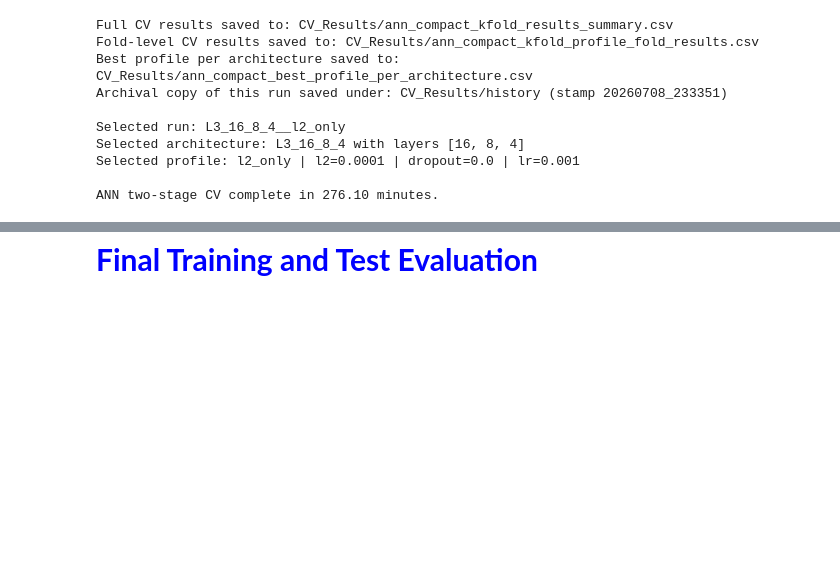
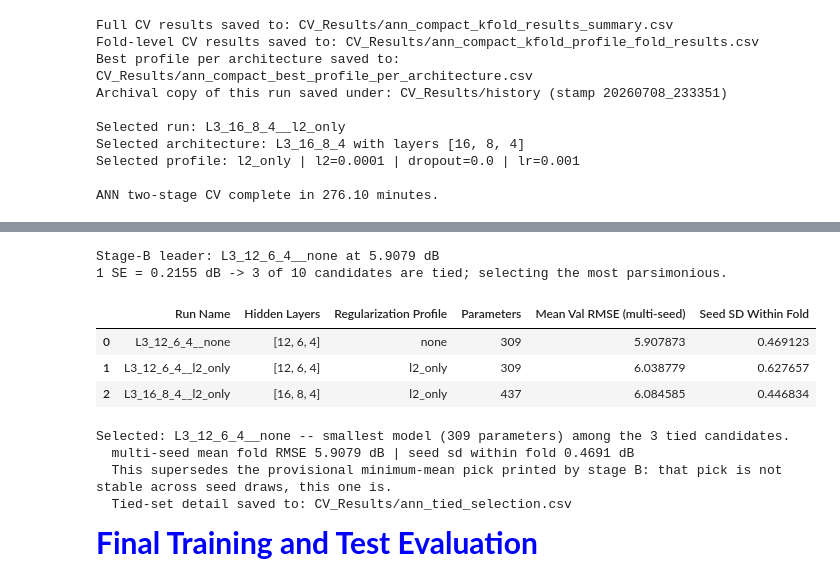
Before and after one commit to nahshonmokua/LoRaWAN-IndoorPathLossModeling-ML, a Jupyter notebook: 08_ANN.ipynb, the cells around one changed output, grey strips where cells are left out. Cells and saved outputs as stored; diff of their text form; code cells hidden in the pictures; blank space fills up the shorter version.

```diff
--- a/08_ANN.ipynb
+++ b/08_ANN.ipynb
@@ -686,3 +871,82 @@ ANN two-stage CV complete in 276.10 minutes.
+# %%
+# Stage C -- tie-break by parsimony, not by the seed draw.
+# Stage B run twice (identical apart from the seed offset) gave different
+# winners: 0.13 dB mean / 0.25 dB max run-to-run variation against a 0.25-0.30
+# dB spread between candidates. So the multi-seed mean cannot order them.
+# Take the one-standard-error rule at face value (Breiman et al. 1984; Hastie
+# et al. 2009 sec. 7.10): everything within 1 SE of the best is tied, so pick
+# the smallest model, breaking any remaining tie on seed stability (a more
+# reproducible model is preferable at equal size and equal accuracy).
+# Deterministic: no dependence on which seeds were drawn.
+# Defined here as well as in stage B so this cell can be re-run on its own.
+SELECTION_RESULTS_PATH = os.path.join(CV_RESULTS_DIR, "ann_multiseed_selection.csv")
+
+selection_df = (
+    pd.read_csv(SELECTION_RESULTS_PATH)
+    .sort_values("Mean Val RMSE (multi-seed)")
+    .reset_index(drop=True)
+)
+sel_leader = selection_df.iloc[0]
+sel_one_se = float(sel_leader["Std Val RMSE (multi-seed)"]) / np.sqrt(len(cv_splits))
+tied_sel = selection_df[
+    selection_df["Mean Val RMSE (multi-seed)"]
+    <= float(sel_leader["Mean Val RMSE (multi-seed)"]) + sel_one_se
+].copy()
+
+
+def _count_parameters(row):
+    K.clear_session()
+    model_probe = create_ann_model(
+        layer_units=ast.literal_eval(row["Hidden Layers"]),
+        input_dim=X_train.shape[1],
+        l2_reg=float(row["L2 Reg"]),
+        dropout_rate=float(row["Dropout Rate"]),
+        learning_rate=float(row["Learning Rate"]),
+    )
+    return int(model_probe.count_params())
+
+tied_sel["Parameters"] = tied_sel.apply(_count_parameters, axis=1)
+tied_sel = tied_sel.sort_values(
+    ["Parameters", "Seed SD Within Fold", "Mean Val RMSE (multi-seed)"]
+).reset_index(drop=True)
+
+print(f"Stage-B leader: {sel_leader['Run Name']} at "
+      f"{float(sel_leader['Mean Val RMSE (multi-seed)']):.4f} dB")
+print(f"1 SE = {sel_one_se:.4f} dB -> {len(tied_sel)} of {len(selection_df)} candidates are tied; "
+      f"selecting the most parsimonious.\n")
+display(tied_sel[["Run Name", "Hidden Layers", "Regularization Profile", "Parameters",
+                  "Mean Val RMSE (multi-seed)", "Seed SD Within Fold"]])
+
+best_row = tied_sel.iloc[0]
+best_run_name = best_row["Run Name"]
+best_arch_name = best_row["Architecture"]
+best_arch_units = ast.literal_eval(best_row["Hidden Layers"])
+best_profile_name = best_row["Regularization Profile"]
+best_l2_reg = float(best_row["L2 Reg"])
+best_dropout_rate = float(best_row["Dropout Rate"])
+best_learning_rate = float(best_row["Learning Rate"])
+
+TIED_SELECTION_PATH = os.path.join(CV_RESULTS_DIR, "ann_tied_selection.csv")
+tied_sel.to_csv(TIED_SELECTION_PATH, index=False)
+
+print(f"\nSelected: {best_run_name} -- smallest model ({int(best_row['Parameters']):,} parameters) "
+      f"among the {len(tied_sel)} tied candidates.")
+print(f"  multi-seed mean fold RMSE {float(best_row['Mean Val RMSE (multi-seed)']):.4f} dB "
+      f"| seed sd within fold {float(best_row['Seed SD Within Fold']):.4f} dB")
+print("  This supersedes the provisional minimum-mean pick printed by stage B: that pick "
+      "is not stable across seed draws, this one is.")
+print(f"  Tied-set detail saved to: {TIED_SELECTION_PATH}")
+# %% [output]
+Stage-B leader: L3_12_6_4__none at 5.9079 dB
+1 SE = 0.2155 dB -> 3 of 10 candidates are tied; selecting the most parsimonious.
+|  | Run Name | Hidden Layers | Regularization Profile | Parameters | Mean Val RMSE (multi-seed) | Seed SD Within Fold |
+| 0 | L3_12_6_4__none | [12, 6, 4] | none | 309 | 5.907873 | 0.469123 |
+| 1 | L3_12_6_4__l2_only | [12, 6, 4] | l2_only | 309 | 6.038779 | 0.627657 |
+| 2 | L3_16_8_4__l2_only | [16, 8, 4] | l2_only | 437 | 6.084585 | 0.446834 |
+Selected: L3_12_6_4__none -- smallest model (309 parameters) among the 3 tied candidates.
+  multi-seed mean fold RMSE 5.9079 dB | seed sd within fold 0.4691 dB
+  This supersedes the provisional minimum-mean pick printed by stage B: that pick is not stable across seed draws, this one is.
+  Tied-set detail saved to: CV_Results/ann_tied_selection.csv
 # %% [markdown]
 <p style="font-family: 'Courier New', Courier, monospace; font-size: 30px; font-weight: bold; color: blue;  text-align: left;">
 Final Training and Test Evaluation
```
Also changed, not shown: parts of 12 cells of this notebook.
